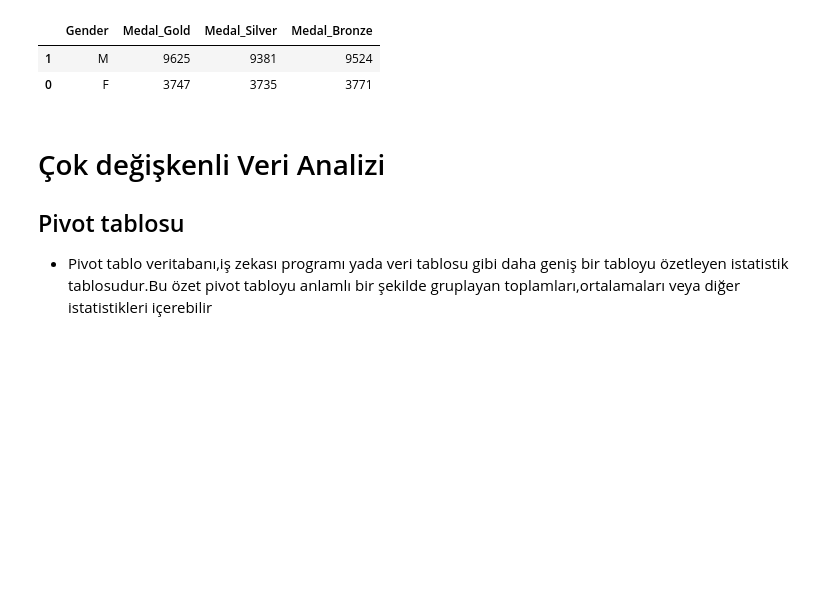
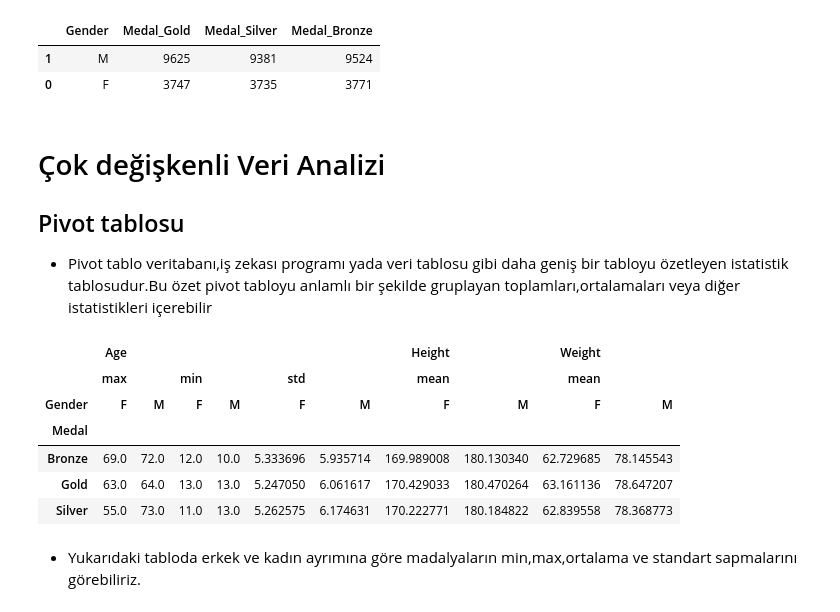
Before and after one commit to ilkerCelimli/DataScience-Olimpiyatlar, a Jupyter notebook: olimpiyat_veriseti_inceleme.ipynb, the cells around one changed output. Cells and saved outputs as stored; diff of their text form; code cells hidden in the pictures; blank space fills up the shorter version.

```diff
--- a/olimpiyat_veriseti_inceleme.ipynb
+++ b/olimpiyat_veriseti_inceleme.ipynb
@@ -513,3 +485,19 @@ temp_data[["Gender","Medal_Gold","Medal_Silver","Medal_Bronze"]].groupby("Gender
 
 ## Pivot tablosu
 - Pivot tablo veritabanı,iş zekası programı yada veri tablosu gibi daha geniş bir tabloyu özetleyen istatistik tablosudur.Bu özet pivot tabloyu anlamlı bir şekilde gruplayan toplamları,ortalamaları veya diğer istatistikleri içerebilir
+# %%
+pivot_data = df.pivot_table(index = "Medal", columns="Gender",
+                            values=["Age","Height","Weight"],
+                            aggfunc = {"Age": ["min","max","std"],"Height":"mean", "Weight":"mean"
+                                       })
+pivot_data.head()
+# %% [output]
+|  | Age |  |  |  |  |  | Height |  | Weight |  |
+|  | max |  | min |  | std |  | mean |  | mean |  |
+| Gender | F | M | F | M | F | M | F | M | F | M |
+| Medal |  |  |  |  |  |  |  |  |  |  |
+| Bronze | 69.0 | 72.0 | 12.0 | 10.0 | 5.333696 | 5.935714 | 169.989008 | 180.130340 | 62.729685 | 78.145543 |
+| Gold | 63.0 | 64.0 | 13.0 | 13.0 | 5.247050 | 6.061617 | 170.429033 | 180.470264 | 63.161136 | 78.647207 |
+| Silver | 55.0 | 73.0 | 11.0 | 13.0 | 5.262575 | 6.174631 | 170.222771 | 180.184822 | 62.839558 | 78.368773 |
+# %% [markdown]
+- Yukarıdaki tabloda erkek ve kadın ayrımına göre madalyaların min,max,ortalama ve standart sapmalarını görebiliriz.
```
Also changed, not shown: parts of 21 cells of this notebook, 1 other file.
